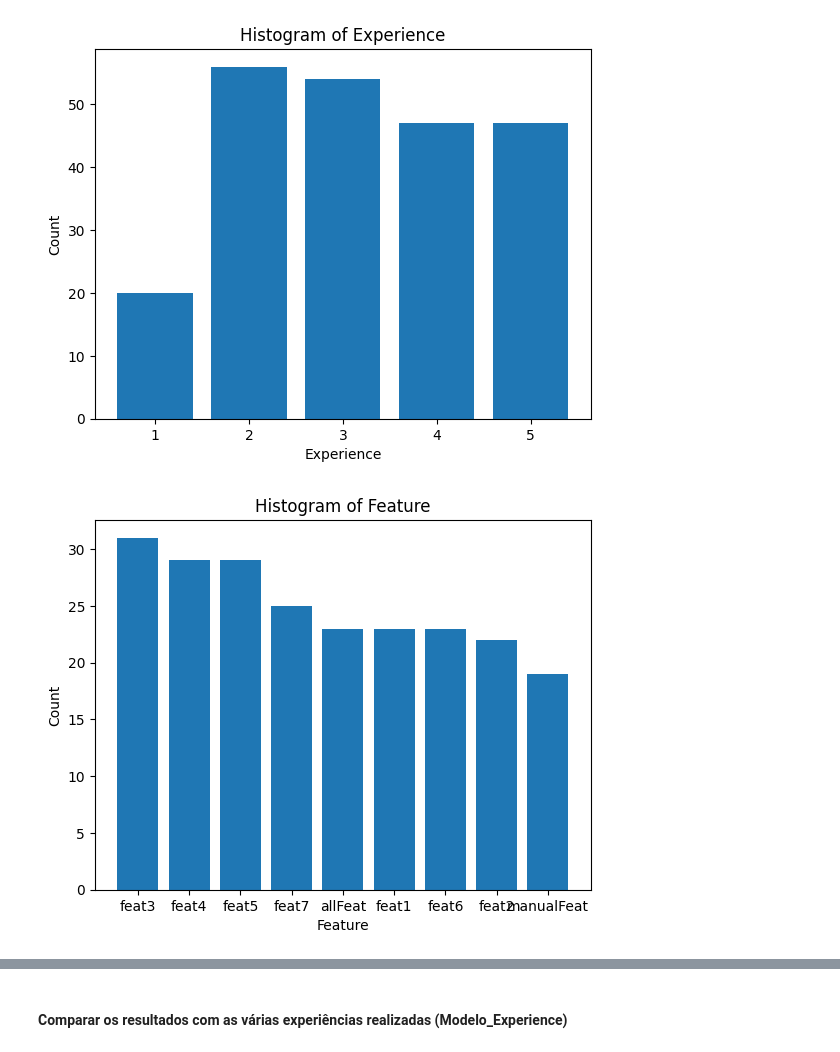
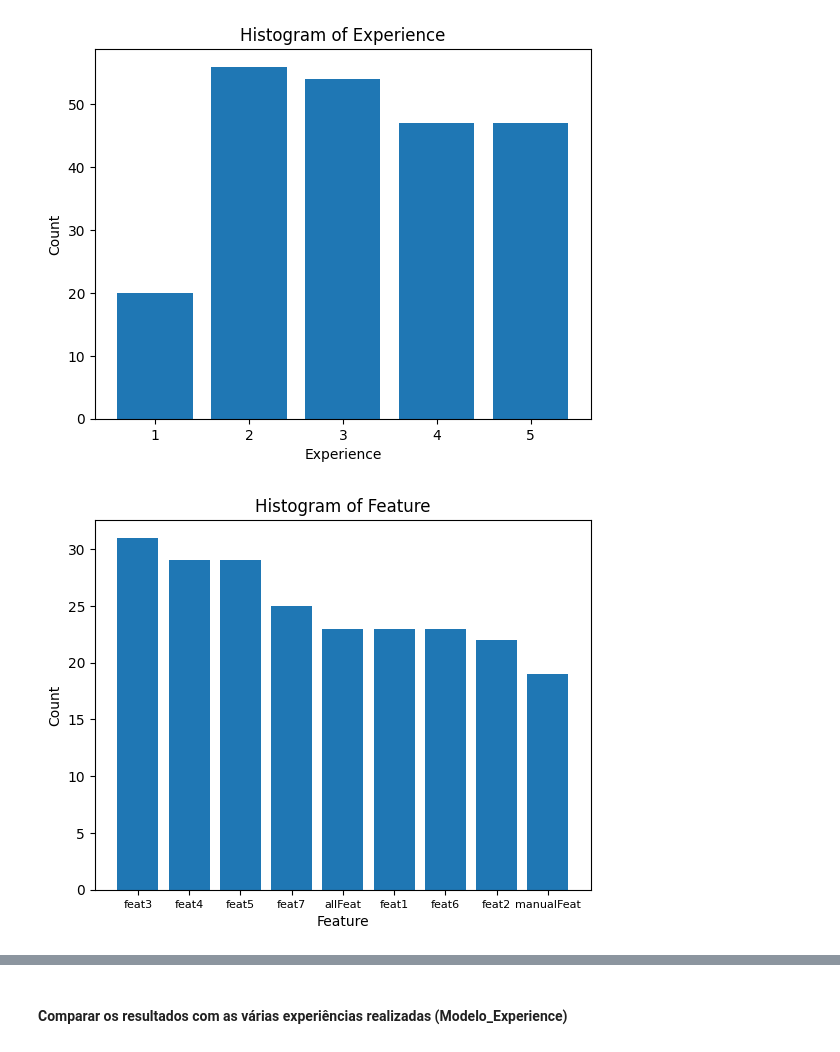
Before and after one commit to AfonsoMiao/ML_Project, a Jupyter notebook: analysis_results_experience1.ipynb, the cells around one changed output, grey strips where cells are left out. Drawn from its saved outputs; the diff is of its cells as text; code cells hidden in the pictures.

```diff
--- a/analysis_results_experience1.ipynb
+++ b/analysis_results_experience1.ipynb
@@ -156,12 +156,13 @@ plt.show()
 # %%
 # Plot the histogram
 plt.bar(value_features_counts.index, value_features_counts.values)
 plt.xlabel('Feature')
+plt.xticks(size = 8)
 plt.ylabel('Count')
 plt.title('Histogram of Feature')
 plt.show()
 # %% [output]
-[figure, old version]
+[figure, new version]
 # %%
 final_best_models = df_clean.merge(best_models, how="inner", left_on=["Model", "Accuracy_Test"], right_on=["Model", "max"])
 
```
Also changed, not shown: parts of 8 cells of this notebook, 3 other files.
